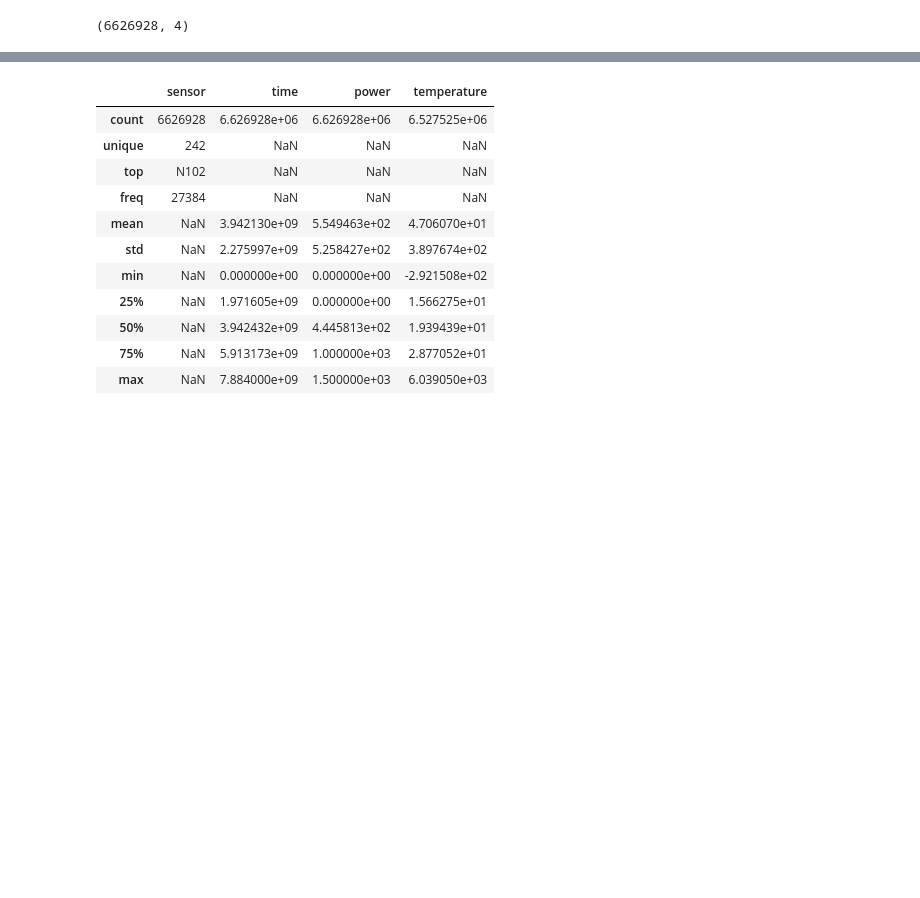
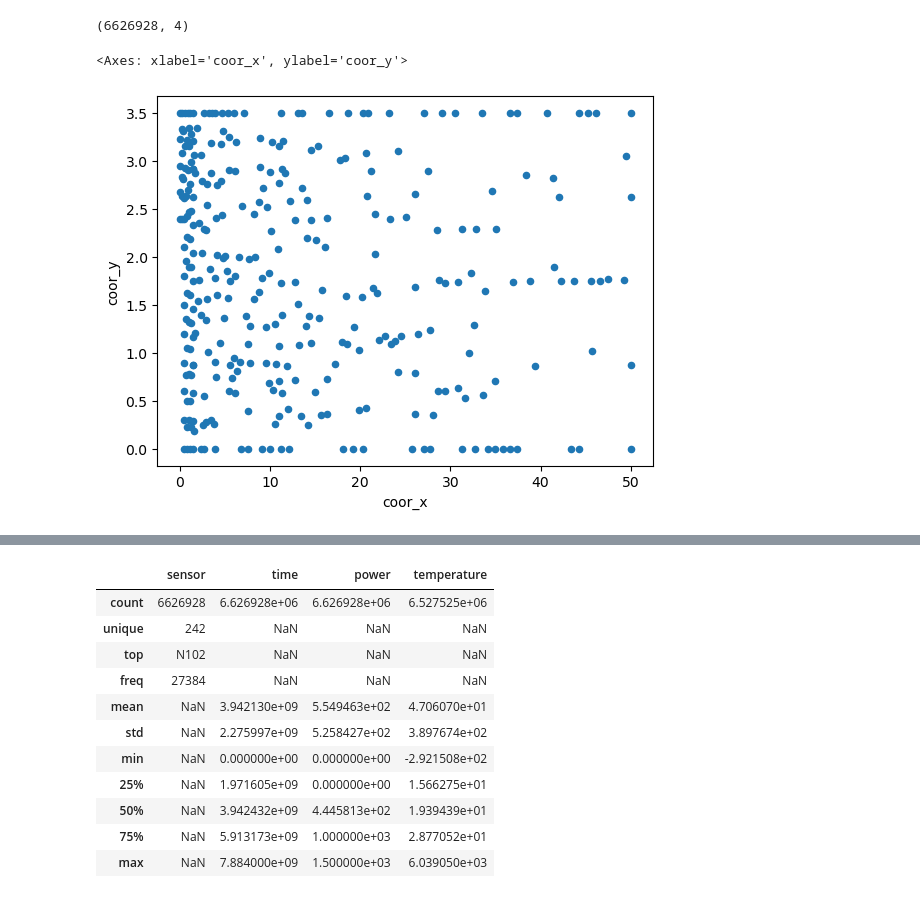
Before and after one commit to alicebeast/FinalProject_ML, a Jupyter notebook: projetdeAliceBG.ipynb, the cells around one changed output, grey strips where cells are left out. Saved outputs shown, nothing was run; the diff lists cells and outputs as text; code cells hidden in the pictures; blank space fills up the shorter version.

```diff
--- a/projetdeAliceBG.ipynb
+++ b/projetdeAliceBG.ipynb
@@ -34,5 +34,8 @@ train.shape
 # %% [output]
 (6626928, 4)
 # %%
-#sensors.plot(kind='scatter', x='coor_x', y='coor_y')
+sensors.plot(kind='scatter', x='coor_x', y='coor_y')
+# %% [output]
+<Axes: xlabel='coor_x', ylabel='coor_y'>
+[figure, added]
 # %%
```
Also changed, not shown: parts of 16 cells of this notebook.
